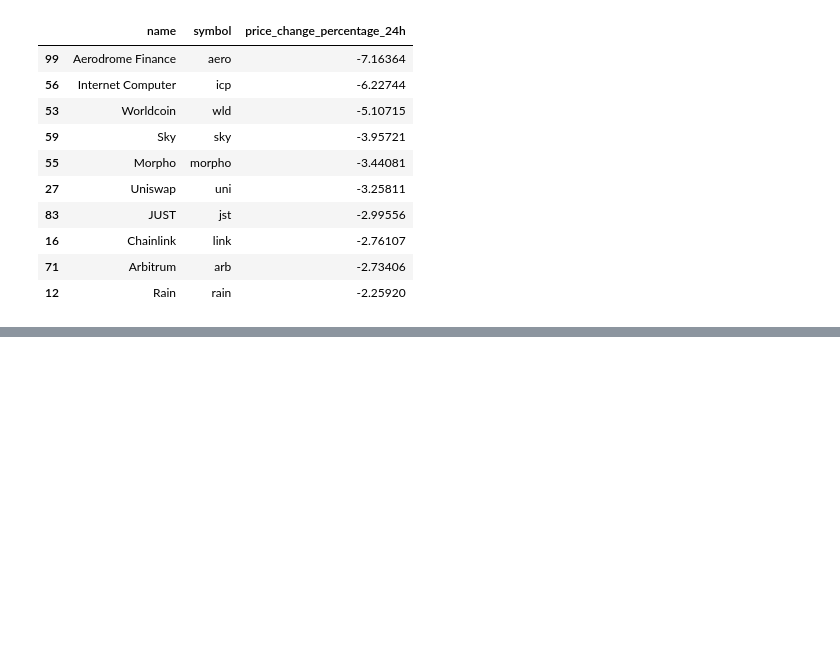
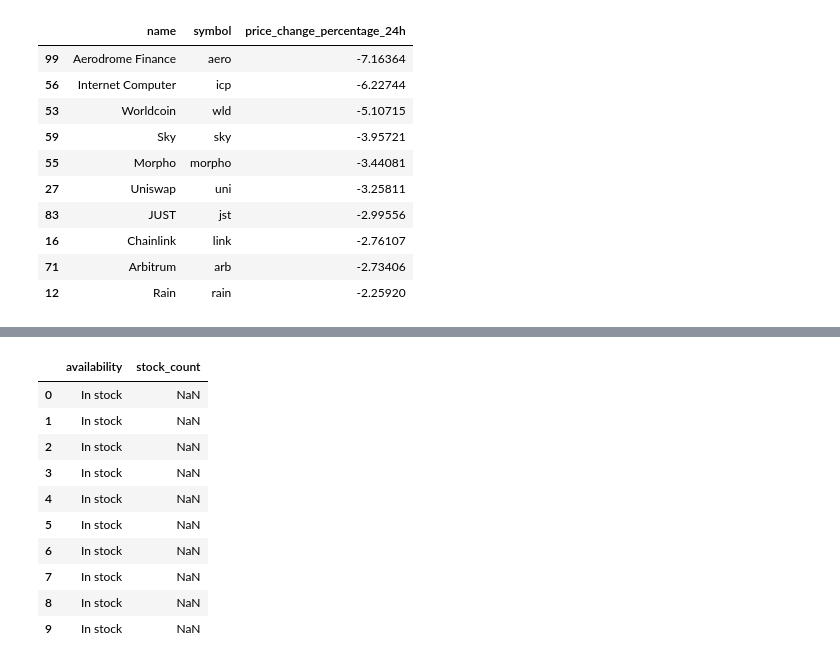
Before and after one commit to greeshavaishnavi09/Advanced_Multi_Source_Pipeline, a Jupyter notebook: research/01_multi_source_pipeline.ipynb, the cells around one changed output, grey strips where cells are left out. Cells and saved outputs as stored; diff of their text form; code cells hidden in the pictures; blank space fills up the shorter version.

```diff
--- a/research/01_multi_source_pipeline.ipynb
+++ b/research/01_multi_source_pipeline.ipynb
@@ -1551,0 +2300,25 @@ top_losers
+# %%
+
+# Convert Rating Text to Numeric
+
+
+rating_mapping = {
+    "One": 1,
+    "Two": 2,
+    "Three": 3,
+    "Four": 4,
+    "Five": 5
+}
+
+books_clean["rating"] = (
+    books_clean["rating"]
+    .map(rating_mapping)
+)
+
+print("Rating conversion completed!")
+
+print(
+    books_clean["rating"]
+    .value_counts()
+    .sort_index()
+)
@@ -1551,0 +2334,26 @@ top_losers
+# %%
+
+# Extract Stock Count
+
+
+books_clean["stock_count"] = (
+    books_clean["availability"]
+    .str.extract(r"\((\d+)\s+available\)")
+    .astype(float)
+)
+
+books_clean[
+    ["availability", "stock_count"]
+].head(10)
+# %% [output]
+|  | availability | stock_count |
+| 0 | In stock | NaN |
+| 1 | In stock | NaN |
+| 2 | In stock | NaN |
+| 3 | In stock | NaN |
+| 4 | In stock | NaN |
+| 5 | In stock | NaN |
+| 6 | In stock | NaN |
+| 7 | In stock | NaN |
+| 8 | In stock | NaN |
+| 9 | In stock | NaN |
```
Also changed, not shown: parts of 44 cells of this notebook, 2 other files.
